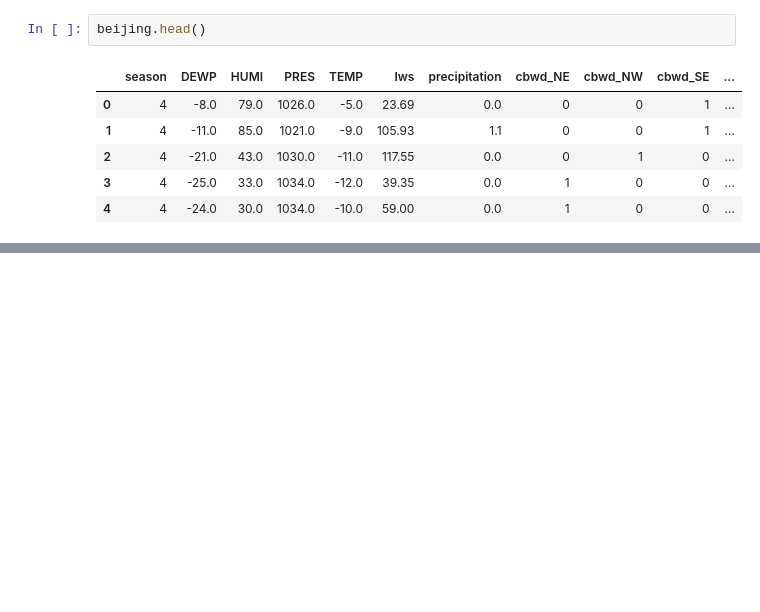
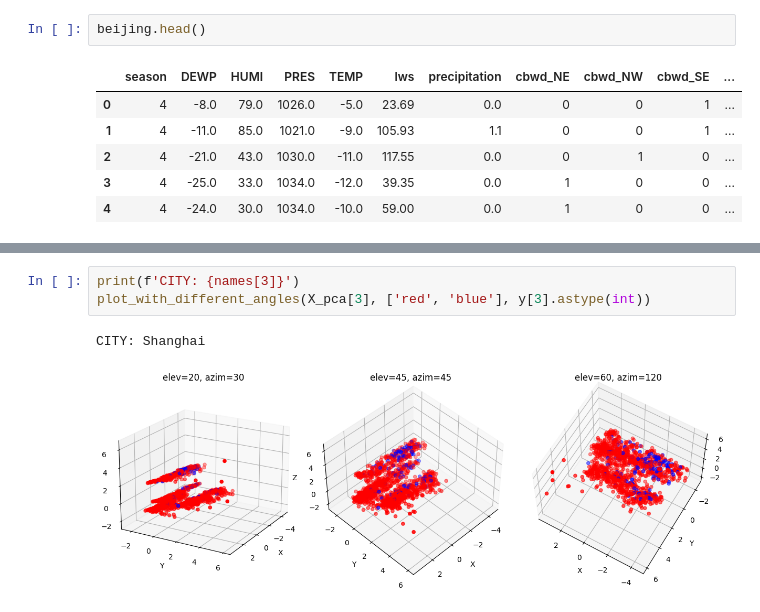
Before and after one commit to RoccoGiampetruzzi/Pollution-Predictor, a Jupyter notebook: notebook.ipynb, the cells around one changed output, grey strips where cells are left out. Saved outputs shown, nothing was run; the diff lists cells and outputs as text; blank space fills up the shorter version.

```diff
--- a/notebook.ipynb
+++ b/notebook.ipynb
@@ -350,0 +191,6 @@ temp.score(beijing_np[:, :10], beijing_np[:, 10])
+# %%
+print(f'CITY: {names[3]}')
+plot_with_different_angles(X_pca[3], ['red', 'blue'], y[3].astype(int))
+# %% [output]
+CITY: Shanghai
+[figure, added]
```
Also changed, not shown: parts of 64 cells of this notebook.
